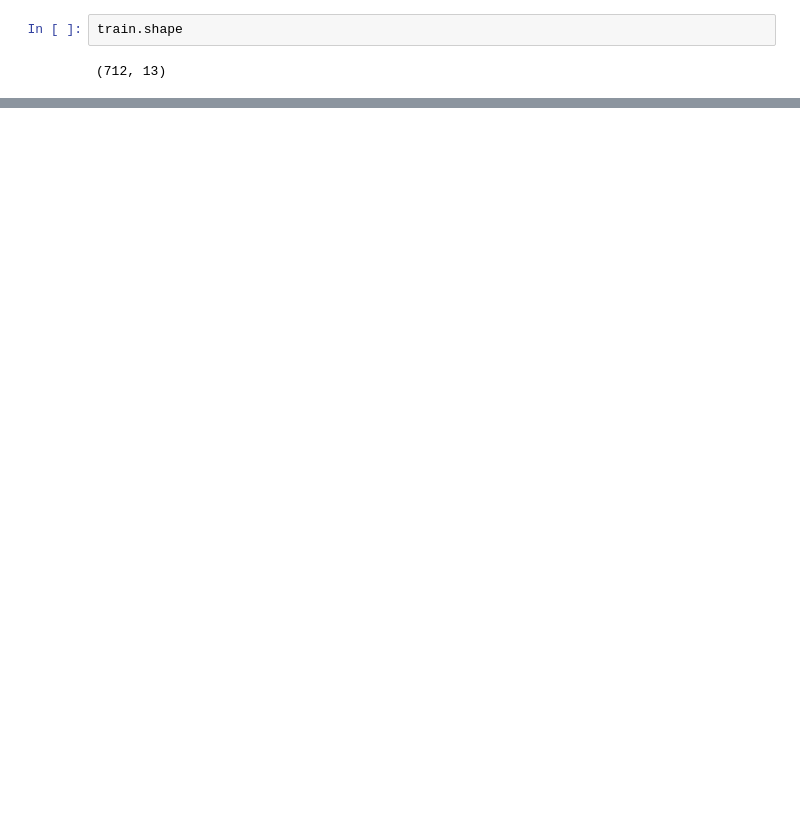
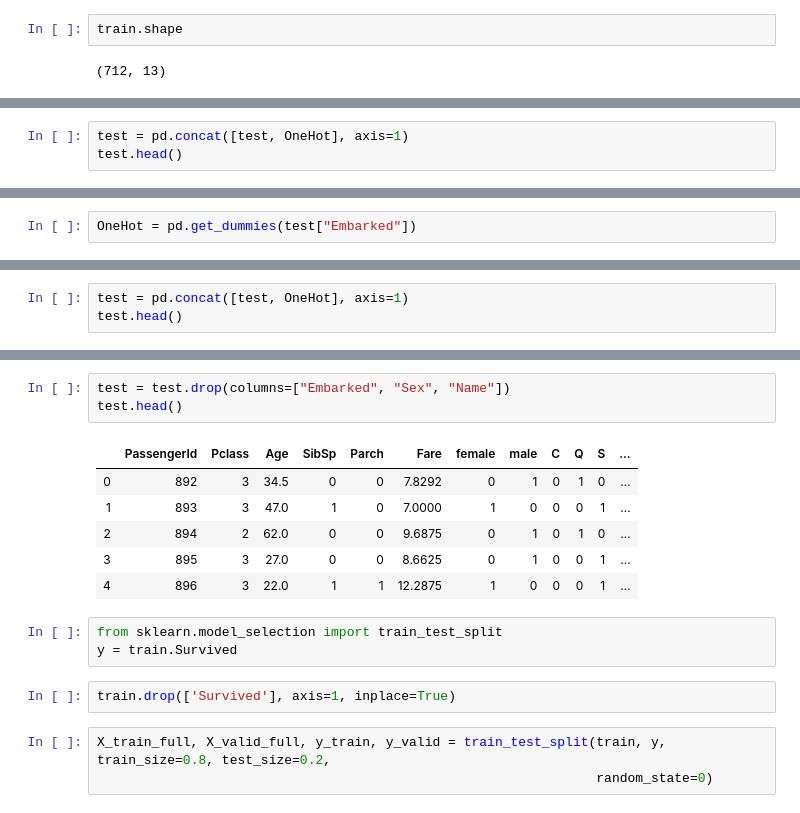
Before and after one commit to Max-pal/DataCoolers_Titanic, a Jupyter notebook: Titanic.ipynb, the cells around one changed output, grey strips where cells are left out. Cells and saved outputs as stored; diff of their text form; blank space fills up the shorter version.

Commit message:
Add model

```diff
--- a/Titanic.ipynb
+++ b/Titanic.ipynb
@@ -118,0 +109,3 @@ train.info
+# %%
+test = pd.concat([test, OneHot], axis=1)
+test.head()
@@ -118,0 +119,2 @@ train.info
+# %%
+OneHot = pd.get_dummies(test["Embarked"])
@@ -118,0 +151,3 @@ train.info
+# %%
+test = pd.concat([test, OneHot], axis=1)
+test.head()
@@ -118,0 +161,18 @@ train.info
+# %%
+test = test.drop(columns=["Embarked", "Sex", "Name"])
+test.head()
+# %% [output]
+|  | PassengerId | Pclass | Age | SibSp | Parch | Fare | female | male | C | Q | S | ... |
+| 0 | 892 | 3 | 34.5 | 0 | 0 | 7.8292 | 0 | 1 | 0 | 1 | 0 | ... |
+| 1 | 893 | 3 | 47.0 | 1 | 0 | 7.0000 | 1 | 0 | 0 | 0 | 1 | ... |
+| 2 | 894 | 2 | 62.0 | 0 | 0 | 9.6875 | 0 | 1 | 0 | 1 | 0 | ... |
+| 3 | 895 | 3 | 27.0 | 0 | 0 | 8.6625 | 0 | 1 | 0 | 0 | 1 | ... |
+| 4 | 896 | 3 | 22.0 | 1 | 1 | 12.2875 | 1 | 0 | 0 | 0 | 1 | ... |
+# %%
+from sklearn.model_selection import train_test_split
+y = train.Survived
+# %%
+train.drop(['Survived'], axis=1, inplace=True)
+# %%
+X_train_full, X_valid_full, y_train, y_valid = train_test_split(train, y, train_size=0.8, test_size=0.2,
+                                                                random_state=0)
```
Also changed, not shown: parts of 11 cells of this notebook.
